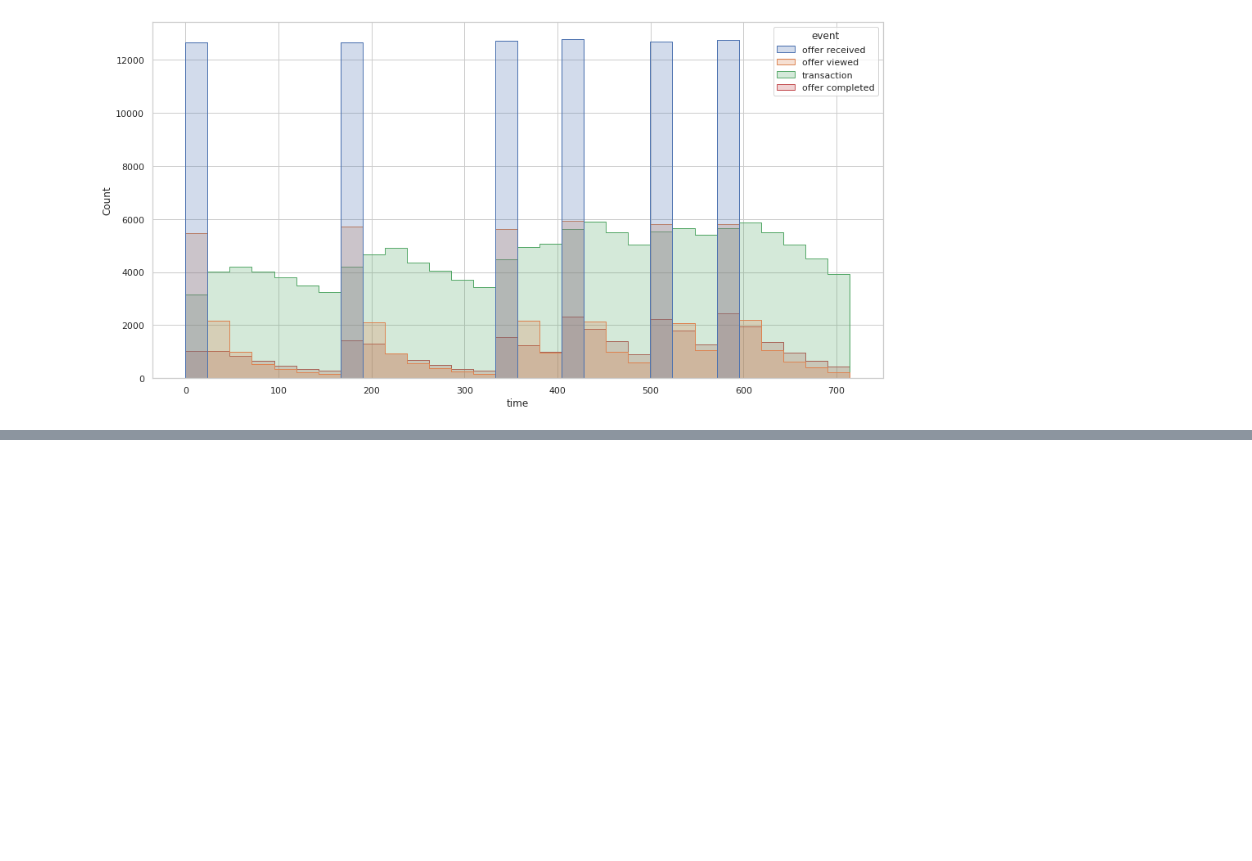
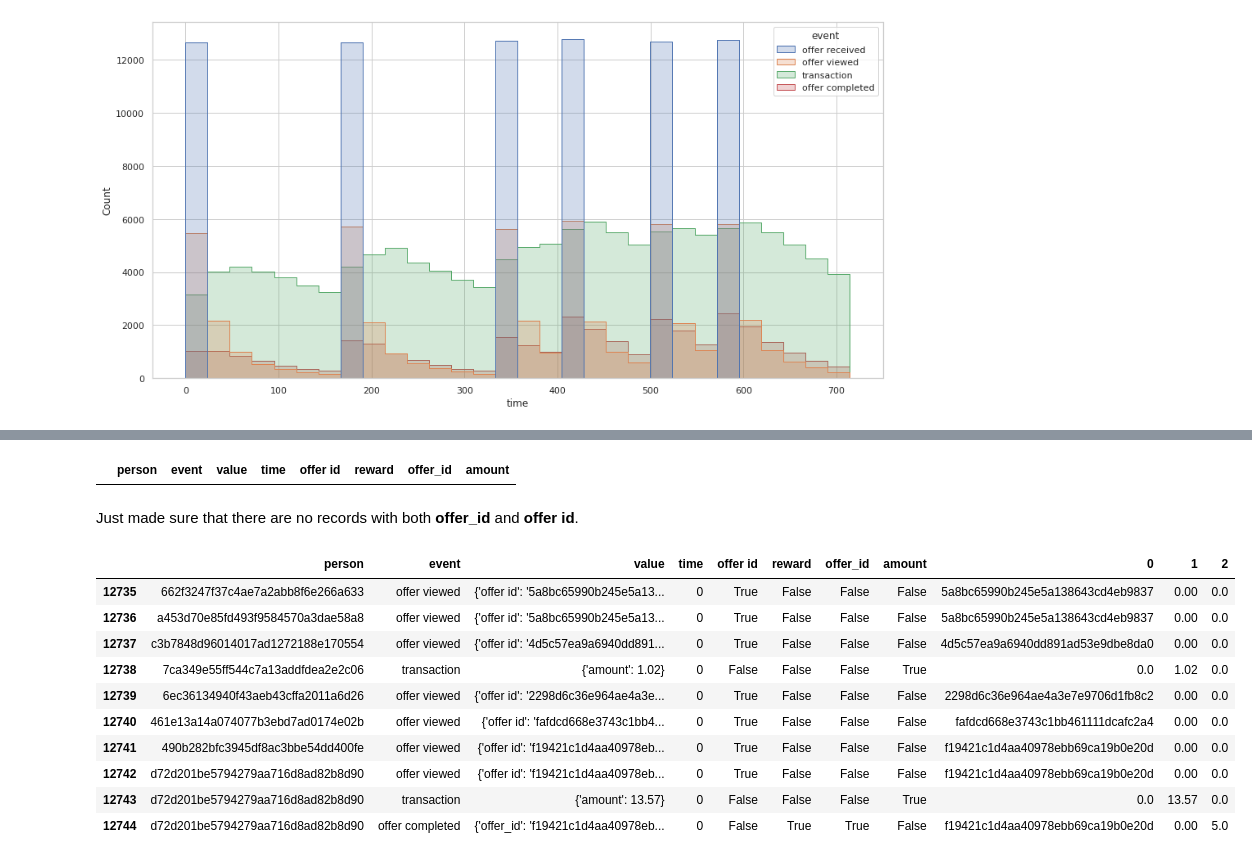
Before and after one commit to natashk/Starbucks-Capstone, a Jupyter notebook: Starbucks_Capstone_notebook.ipynb, the cells around one changed output, grey strips where cells are left out. Cells and saved outputs as stored; diff of their text form; code cells hidden in the pictures; blank space fills up the shorter version.

```diff
--- a/Starbucks_Capstone_notebook.ipynb
+++ b/Starbucks_Capstone_notebook.ipynb
@@ -212,0 +280,3 @@ sns.reset_defaults()
+# %%
+values_list = set([val for dict_vals in transactions['value'] for val in dict(dict_vals).keys()])
+values_list
@@ -212,0 +287,5 @@ sns.reset_defaults()
+# %%
+for val in values_list:
+    transactions[val] = transactions['value'].apply(lambda x: val in dict(x).keys())
+#offers = offers.drop(columns='channels')
+transactions
@@ -212,0 +306,26 @@ sns.reset_defaults()
+# %%
+transactions[transactions['offer_id'] & transactions['offer id']]
+# %% [output]
+|  | person | event | value | time | offer id | reward | offer_id | amount |
+# %% [markdown]
+Just made sure that there are no records with both **offer_id** and  **offer id**.
+# %%
+new_value_columns = transactions.apply(lambda x: [
+            x['value'].get('offer_id',0) if x['value'].get('offer_id',0) else x['value'].get('offer id',0),
+            x['value'].get('amount',0),
+            x['value'].get('reward',0)
+        ], axis=1, result_type='expand')
+new_transactions = pd.concat([transactions, new_value_columns], axis=1)
+new_transactions.iloc[12735:12745,:]
+# %% [output]
+|  | person | event | value | time | offer id | reward | offer_id | amount | 0 | 1 | 2 |
+| 12735 | 662f3247f37c4ae7a2abb8f6e266a633 | offer viewed | {'offer id': '5a8bc65990b245e5a13... | 0 | True | False | False | False | 5a8bc65990b245e5a138643cd4eb9837 | 0.00 | 0.0 |
+| 12736 | a453d70e85fd493f9584570a3dae58a8 | offer viewed | {'offer id': '5a8bc65990b245e5a13... | 0 | True | False | False | False | 5a8bc65990b245e5a138643cd4eb9837 | 0.00 | 0.0 |
+| 12737 | c3b7848d96014017ad1272188e170554 | offer viewed | {'offer id': '4d5c57ea9a6940dd891... | 0 | True | False | False | False | 4d5c57ea9a6940dd891ad53e9dbe8da0 | 0.00 | 0.0 |
+| 12738 | 7ca349e55ff544c7a13addfdea2e2c06 | transaction | {'amount': 1.02} | 0 | False | False | False | True | 0.0 | 1.02 | 0.0 |
+| 12739 | 6ec36134940f43aeb43cffa2011a6d26 | offer viewed | {'offer id': '2298d6c36e964ae4a3e... | 0 | True | False | False | False | 2298d6c36e964ae4a3e7e9706d1fb8c2 | 0.00 | 0.0 |
+| 12740 | 461e13a14a074077b3ebd7ad0174e02b | offer viewed | {'offer id': 'fafdcd668e3743c1bb4... | 0 | True | False | False | False | fafdcd668e3743c1bb461111dcafc2a4 | 0.00 | 0.0 |
+| 12741 | 490b282bfc3945df8ac3bbe54dd400fe | offer viewed | {'offer id': 'f19421c1d4aa40978eb... | 0 | True | False | False | False | f19421c1d4aa40978ebb69ca19b0e20d | 0.00 | 0.0 |
+| 12742 | d72d201be5794279aa716d8ad82b8d90 | offer viewed | {'offer id': 'f19421c1d4aa40978eb... | 0 | True | False | False | False | f19421c1d4aa40978ebb69ca19b0e20d | 0.00 | 0.0 |
+| 12743 | d72d201be5794279aa716d8ad82b8d90 | transaction | {'amount': 13.57} | 0 | False | False | False | True | 0.0 | 13.57 | 0.0 |
+| 12744 | d72d201be5794279aa716d8ad82b8d90 | offer completed | {'offer_id': 'f19421c1d4aa40978eb... | 0 | False | True | True | False | f19421c1d4aa40978ebb69ca19b0e20d | 0.00 | 5.0 |
```
Also changed, not shown: parts of 24 cells of this notebook, 1 other file.
